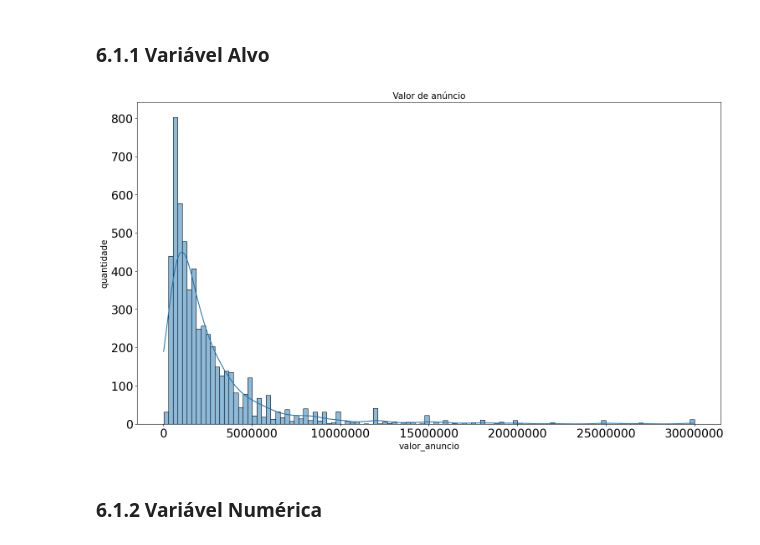
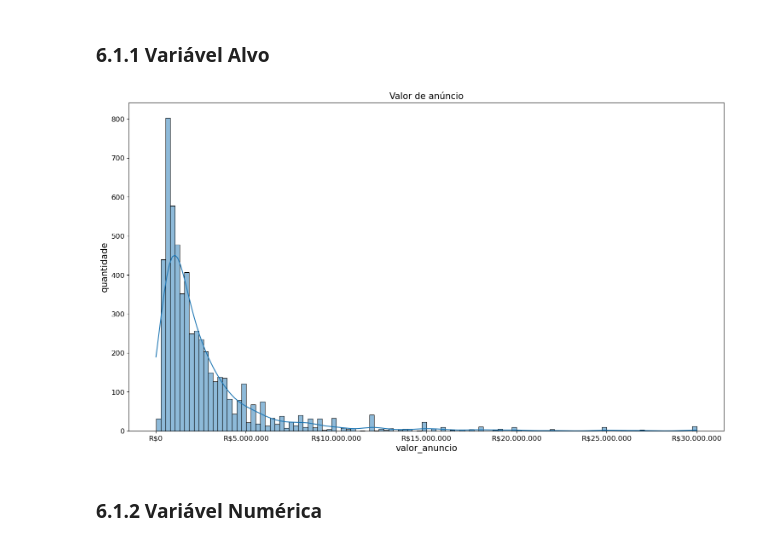
Before and after one commit to hugoferraz5/Alura_Creditas2, a Jupyter notebook: Creditas_alura1.ipynb, the cells around one changed output. Drawn from its saved outputs; the diff is of its cells as text; code cells hidden in the pictures.

```diff
--- a/Creditas_alura1.ipynb
+++ b/Creditas_alura1.ipynb
@@ -1096,18 +1097,25 @@ df4.shape
 # %% [markdown]
 ### 6.1.1 Variável Alvo
 # %%
+def formatar_milhares(valor, _):
+    return 'R${:,.0f}'.format(valor).replace(',', '.')
+
 plt.figure(figsize=(18,10))
 ax = sns.histplot(x=df4['valor_anuncio'], kde=True)
 data_load(ax,'Valor de anúncio', 'valor_anuncio','quantidade' )
 
 plt.subplots_adjust(hspace=0.3)
 
 ax.ticklabel_format(style='plain', axis='x')
 
 
+ax.xaxis.set_major_formatter(FuncFormatter(formatar_milhares))
+plt.rcParams.update({'font.size': 8})
+
+
 plt.show()
 # %% [output]
-[figure, old version]
+[figure, new version]
 # %% [markdown]
 ### 6.1.2 Variável Numérica
 # %%
```
Also changed, not shown: parts of 5 cells of this notebook, 4 other files.
